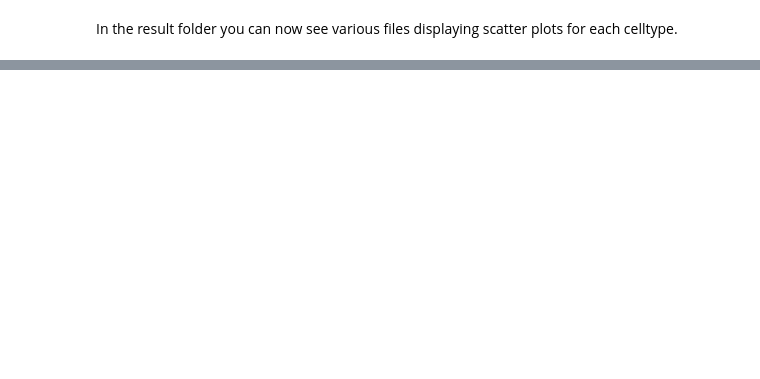
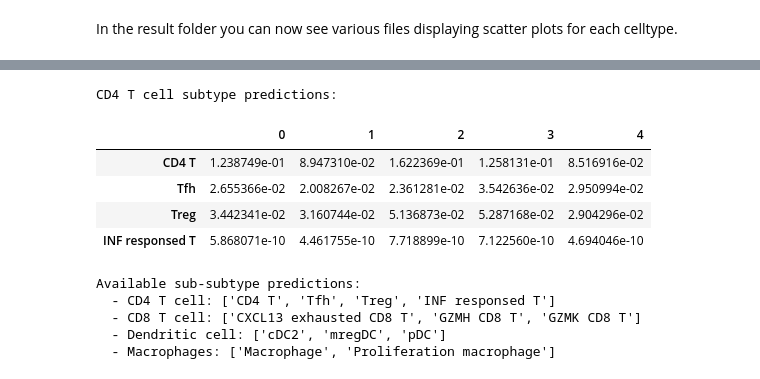
Before and after one commit to dvoelkl/HIDE, a Jupyter notebook: Tutorial.ipynb, the cells around one changed output, grey strips where cells are left out. Drawn from its saved outputs; the diff is of its cells as text; code cells hidden in the pictures; blank space fills up the shorter version.

```diff
--- a/Tutorial.ipynb
+++ b/Tutorial.ipynb
@@ -420,10 +224,0 @@ As a last step we now want to deconvolve all CD4 T cell subtypes, which can be d
-# %%
-gamma_CD4 = res_hide['sub']['CD4 T cell']['model'].gamma
-X_CD4 = res_hide['sub']['CD4 T cell']['X_sub']
-LinReg_CD4 = res_hide['sub']['CD4 T cell']['LinReg']
-
-
-result_CD4 = subtypes_estimate_composition(X_CD4, X_T, result_Tcell['Y_reduced'], 'CD4 T cell', C_T, gamma_CD4, LinReg_CD4)
-
-C_CD4 = result_CD4['C_est']
-display(C_CD4.iloc[:,0:5])
@@ -436,0 +239,13 @@ display(C_CD4.iloc[:,0:5])
+# %%
+# Make predictions on the new data
+predictions = hide_model.predict(Y_appl)
+
+# Extract major cell type predictions
+C_main = predictions['major']
+print("Major cell type predictions:")
+display(C_main.iloc[:,0:5])
+
+print(f"\nPrediction completed for:")
+print(f"  - Major cell types: {list(predictions['major'].index)}")
+print(f"  - Minor cell types: {list(predictions['minor'].keys())}")
+print(f"  - Sub cell types: {list(predictions['sub'].keys())}")
@@ -436,0 +317,25 @@ display(C_CD4.iloc[:,0:5])
+# %%
+# Access CD4 T cell subtype predictions directly
+if 'CD4 T cell' in predictions['sub']:
+    C_CD4 = predictions['sub']['CD4 T cell']
+    print("CD4 T cell subtype predictions:")
+    display(C_CD4.iloc[:,0:5])
+else:
+    print("CD4 T cell subtypes not available in this dataset")
+
+# Display all available sub-subtype predictions
+print(f"\nAvailable sub-subtype predictions:")
+for subtype in predictions['sub'].keys():
+    print(f"  - {subtype}: {list(predictions['sub'][subtype].index)}")
+# %% [output]
+CD4 T cell subtype predictions:
+|  | 0 | 1 | 2 | 3 | 4 |
+| CD4 T | 1.238749e-01 | 8.947310e-02 | 1.622369e-01 | 1.258131e-01 | 8.516916e-02 |
+| Tfh | 2.655366e-02 | 2.008267e-02 | 2.361281e-02 | 3.542636e-02 | 2.950994e-02 |
+| Treg | 3.442341e-02 | 3.160744e-02 | 5.136873e-02 | 5.287168e-02 | 2.904296e-02 |
+| INF responsed T | 5.868071e-10 | 4.461755e-10 | 7.718899e-10 | 7.122560e-10 | 4.694046e-10 |
+Available sub-subtype predictions:
+  - CD4 T cell: ['CD4 T', 'Tfh', 'Treg', 'INF responsed T']
+  - CD8 T cell: ['CXCL13 exhausted CD8 T', 'GZMH CD8 T', 'GZMK CD8 T']
+  - Dendritic cell: ['cDC2', 'mregDC', 'pDC']
+  - Macrophages: ['Macrophage', 'Proliferation macrophage']
```
Also changed, not shown: parts of 22 cells of this notebook, 3 other files.
